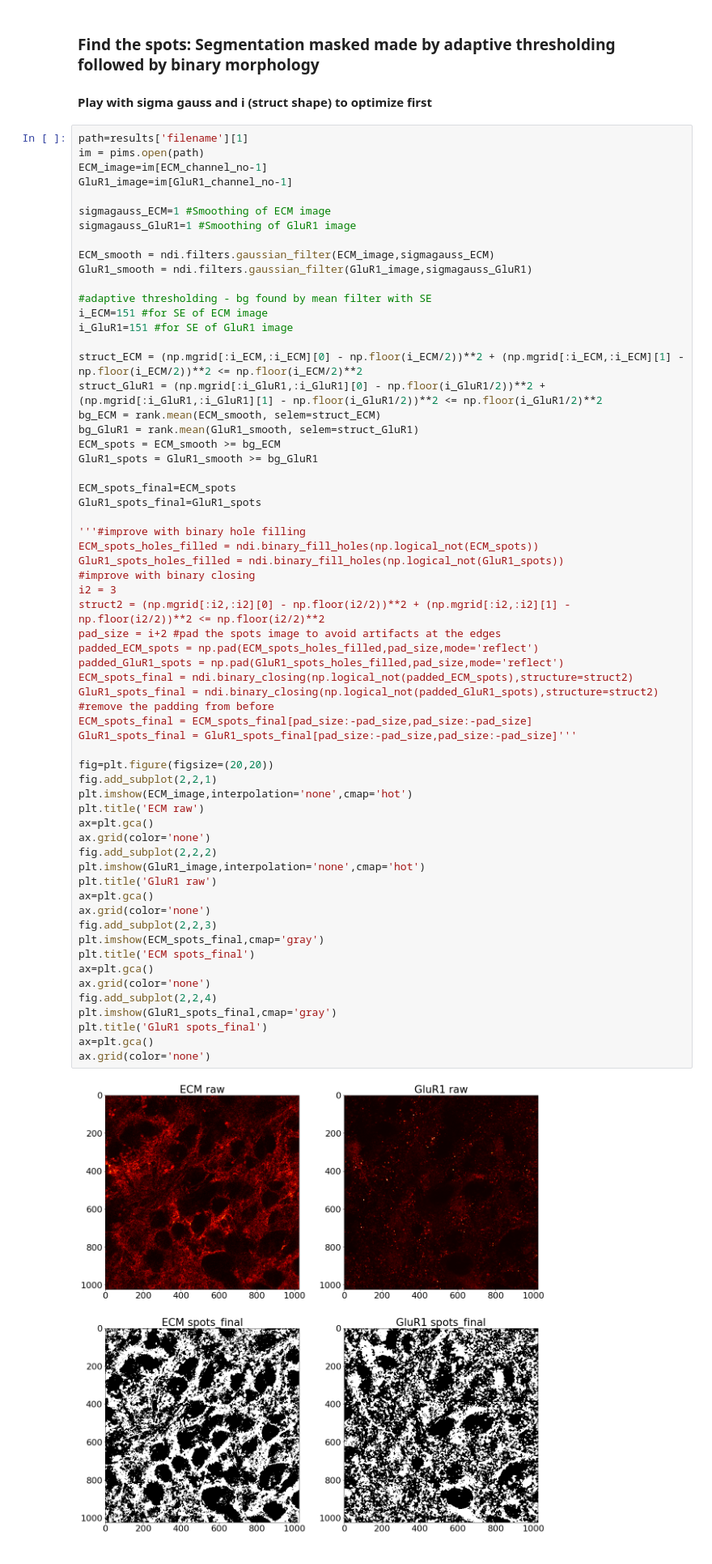
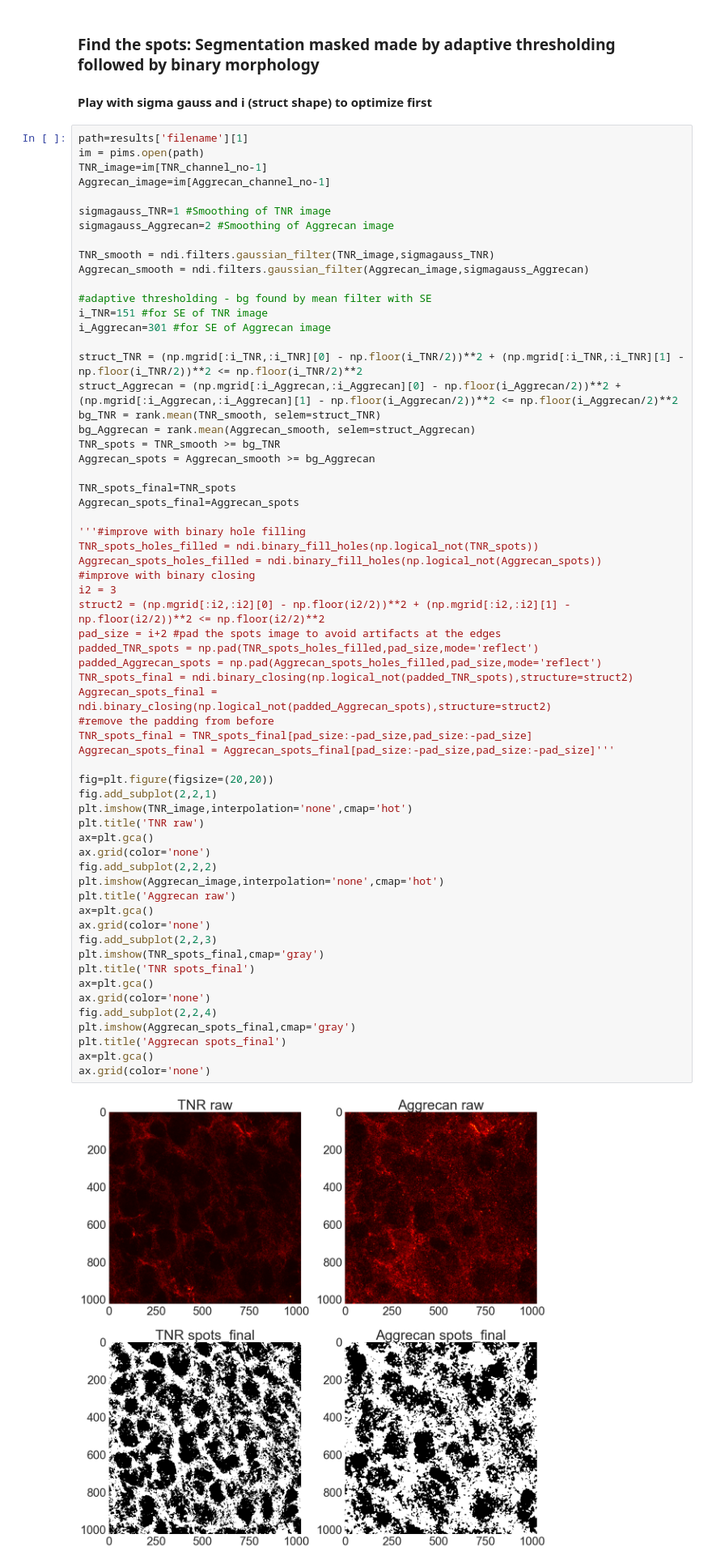
Before and after one commit to taldanko/Image_processing, a Jupyter notebook: SlicesManipulation_Analysis/SlicesManipulation_Analysis.ipynb, the cells around one changed output. Shown at 81% size. Cells and saved outputs as stored; diff of their text form.

```diff
--- a/SlicesManipulation_Analysis/SlicesManipulation_Analysis.ipynb
+++ b/SlicesManipulation_Analysis/SlicesManipulation_Analysis.ipynb
@@ -95,67 +82,67 @@ for i in range(0,len(filelist)):
 # %%
 path=results['filename'][1]
 im = pims.open(path)
-ECM_image=im[ECM_channel_no-1]
-GluR1_image=im[GluR1_channel_no-1]
+TNR_image=im[TNR_channel_no-1]
+Aggrecan_image=im[Aggrecan_channel_no-1]
 
-sigmagauss_ECM=1 #Smoothing of ECM image
-sigmagauss_GluR1=1 #Smoothing of GluR1 image
+sigmagauss_TNR=1 #Smoothing of TNR image
+sigmagauss_Aggrecan=2 #Smoothing of Aggrecan image
 
-ECM_smooth = ndi.filters.gaussian_filter(ECM_image,sigmagauss_ECM)
-GluR1_smooth = ndi.filters.gaussian_filter(GluR1_image,sigmagauss_GluR1)
+TNR_smooth = ndi.filters.gaussian_filter(TNR_image,sigmagauss_TNR)
+Aggrecan_smooth = ndi.filters.gaussian_filter(Aggrecan_image,sigmagauss_Aggrecan)
 
 #adaptive thresholding - bg found by mean filter with SE
-i_ECM=151 #for SE of ECM image
-i_GluR1=151 #for SE of GluR1 image
+i_TNR=151 #for SE of TNR image
+i_Aggrecan=301 #for SE of Aggrecan image
 
-struct_ECM = (np.mgrid[:i_ECM,:i_ECM][0] - np.floor(i_ECM/2))**2 + (np.mgrid[:i_ECM,:i_ECM][1] - np.floor(i_ECM/2))**2 <= np.floor(i_ECM/2)**2
-struct_GluR1 = (np.mgrid[:i_GluR1,:i_GluR1][0] - np.floor(i_GluR1/2))**2 + (np.mgrid[:i_GluR1,:i_GluR1][1] - np.floor(i_GluR1/2))**2 <= np.floor(i_GluR1/2)**2
-bg_ECM = rank.mean(ECM_smooth, selem=struct_ECM)
-bg_GluR1 = rank.mean(GluR1_smooth, selem=struct_GluR1)
-ECM_spots = ECM_smooth >= bg_ECM
-GluR1_spots = GluR1_smooth >= bg_GluR1
+struct_TNR = (np.mgrid[:i_TNR,:i_TNR][0] - np.floor(i_TNR/2))**2 + (np.mgrid[:i_TNR,:i_TNR][1] - np.floor(i_TNR/2))**2 <= np.floor(i_TNR/2)**2
+struct_Aggrecan = (np.mgrid[:i_Aggrecan,:i_Aggrecan][0] - np.floor(i_Aggrecan/2))**2 + (np.mgrid[:i_Aggrecan,:i_Aggrecan][1] - np.floor(i_Aggrecan/2))**2 <= np.floor(i_Aggrecan/2)**2
+bg_TNR = rank.mean(TNR_smooth, selem=struct_TNR)
+bg_Aggrecan = rank.mean(Aggrecan_smooth, selem=struct_Aggrecan)
+TNR_spots = TNR_smooth >= bg_TNR
+Aggrecan_spots = Aggrecan_smooth >= bg_Aggrecan
 
-ECM_spots_final=ECM_spots
-GluR1_spots_final=GluR1_spots
+TNR_spots_final=TNR_spots
+Aggrecan_spots_final=Aggrecan_spots
 
 '''#improve with binary hole filling
-ECM_spots_holes_filled = ndi.binary_fill_holes(np.logical_not(ECM_spots))
-GluR1_spots_holes_filled = ndi.binary_fill_holes(np.logical_not(GluR1_spots))
+TNR_spots_holes_filled = ndi.binary_fill_holes(np.logical_not(TNR_spots))
+Aggrecan_spots_holes_filled = ndi.binary_fill_holes(np.logical_not(Aggrecan_spots))
 #improve with binary closing
 i2 = 3
 struct2 = (np.mgrid[:i2,:i2][0] - np.floor(i2/2))**2 + (np.mgrid[:i2,:i2][1] - np.floor(i2/2))**2 <= np.floor(i2/2)**2
 pad_size = i+2 #pad the spots image to avoid artifacts at the edges
-padded_ECM_spots = np.pad(ECM_spots_holes_filled,pad_size,mode='reflect')
-padded_GluR1_spots = np.pad(GluR1_spots_holes_filled,pad_size,mode='reflect')
-ECM_spots_final = ndi.binary_closing(np.logical_not(padded_ECM_spots),structure=struct2)
-GluR1_spots_final = ndi.binary_closing(np.logical_not(padded_GluR1_spots),structure=struct2)
+padded_TNR_spots = np.pad(TNR_spots_holes_filled,pad_size,mode='reflect')
+padded_Aggrecan_spots = np.pad(Aggrecan_spots_holes_filled,pad_size,mode='reflect')
+TNR_spots_final = ndi.binary_closing(np.logical_not(padded_TNR_spots),structure=struct2)
+Aggrecan_spots_final = ndi.binary_closing(np.logical_not(padded_Aggrecan_spots),structure=struct2)
 #remove the padding from before
-ECM_spots_final = ECM_spots_final[pad_size:-pad_size,pad_size:-pad_size]
-GluR1_spots_final = GluR1_spots_final[pad_size:-pad_size,pad_size:-pad_size]'''
+TNR_spots_final = TNR_spots_final[pad_size:-pad_size,pad_size:-pad_size]
+Aggrecan_spots_final = Aggrecan_spots_final[pad_size:-pad_size,pad_size:-pad_size]'''
 
 fig=plt.figure(figsize=(20,20))
 fig.add_subplot(2,2,1)
-plt.imshow(ECM_image,interpolation='none',cmap='hot')
-plt.title('ECM raw')
+plt.imshow(TNR_image,interpolation='none',cmap='hot')
+plt.title('TNR raw')
 ax=plt.gca()
 ax.grid(color='none')
 fig.add_subplot(2,2,2)
-plt.imshow(GluR1_image,interpolation='none',cmap='hot')
-plt.title('GluR1 raw')
+plt.imshow(Aggrecan_image,interpolation='none',cmap='hot')
+plt.title('Aggrecan raw')
 ax=plt.gca()
 ax.grid(color='none')
 fig.add_subplot(2,2,3)
-plt.imshow(ECM_spots_final,cmap='gray')
-plt.title('ECM spots_final')
+plt.imshow(TNR_spots_final,cmap='gray')
+plt.title('TNR spots_final')
 ax=plt.gca()
 ax.grid(color='none')
 fig.add_subplot(2,2,4)
-plt.imshow(GluR1_spots_final,cmap='gray')
-plt.title('GluR1 spots_final')
+plt.imshow(Aggrecan_spots_final,cmap='gray')
+plt.title('Aggrecan spots_final')
 ax=plt.gca()
 ax.grid(color='none')
 # %% [output]
-[figure, old version]
+[figure, new version]
 # %% [markdown]
 #### After optimizing, run below to make segmentation masks for all images
 # %%
```
Also changed, not shown: parts of 14 cells of this notebook.
